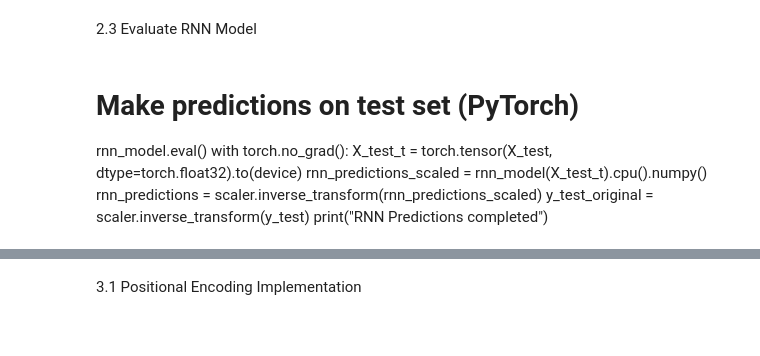
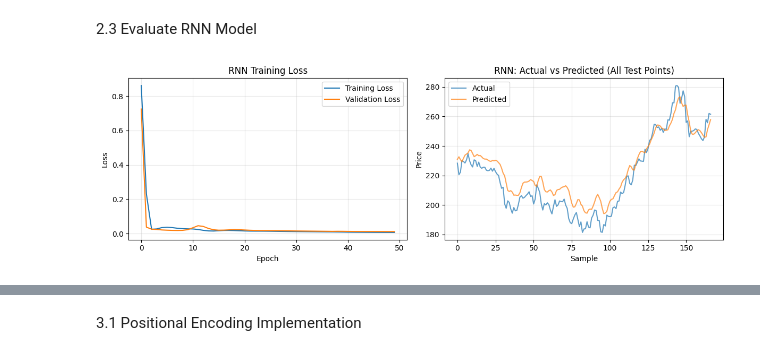
Before and after one commit to shelarskatbits/bits-mtech-assignment, a Jupyter notebook: RNN-Assignment/2025aa05387_RNN_assignment.ipynb, the cells around one changed output, grey strips where cells are left out. Saved outputs shown, nothing was run; the diff lists cells and outputs as text; code cells hidden in the pictures.

```diff
--- a/RNN-Assignment/2025aa05387_RNN_assignment.ipynb
+++ b/RNN-Assignment/2025aa05387_RNN_assignment.ipynb
@@ -291,0 +279,19 @@ test_samples = len(X_test)  # Number of test sequences
+# %%
+# Preprocess data
+data_scaled, scaler = preprocess_timeseries(raw_data)
+
+# Create sequences
+X, y = create_sequences(data_scaled, sequence_length, prediction_horizon)
+
+print(f"Sequences created:")
+print(f"X shape: {X.shape}")
+print(f"y shape: {y.shape}")
+
+# REQUIRED: Temporal train/test split (NO SHUFFLING)
+split_idx = int(len(X) * 0.9)
+X_train, X_test = X[:split_idx], X[split_idx:]
+y_train, y_test = y[:split_idx], y[split_idx:]
+
+train_test_ratio = "90/10"
+train_samples = len(X_train)  # Number of training sequences
+test_samples = len(X_test)  # Number of test sequences
@@ -463,36 +442,29 @@ print("="*70)
 # %%
 # 2.4 Visualize RNN Results
 # Plot training loss curve
 plt.figure(figsize=(12, 4))
 plt.subplot(1, 2, 1)
 plt.plot(history_rnn['loss'], label='Training Loss')
 plt.plot(history_rnn['val_loss'], label='Validation Loss')
 plt.title('RNN Training Loss')
 plt.xlabel('Epoch')
 plt.ylabel('Loss')
 plt.legend()
 plt.grid(True, alpha=0.3)
 
 # Plot actual vs predicted values
 plt.subplot(1, 2, 2)
-plt.plot(y_test_original[:100], label='Actual', alpha=0.7)
-plt.plot(rnn_predictions[:100], label='Predicted', alpha=0.7)
-plt.title('RNN: Actual vs Predicted (First 100 points)')
+plt.plot(y_test_original, label='Actual', alpha=0.7)
+plt.plot(rnn_predictions, label='Predicted', alpha=0.7)
+plt.title('RNN: Actual vs Predicted (All Test Points)')
 plt.xlabel('Sample')
 plt.ylabel('Price')
 plt.legend()
 plt.grid(True, alpha=0.3)
 plt.tight_layout()
 plt.show()
+# %% [output]
+[figure, added]
-# %% [markdown]
-# Make predictions on test set (PyTorch)
-rnn_model.eval()
-with torch.no_grad():
-    X_test_t = torch.tensor(X_test, dtype=torch.float32).to(device)
-    rnn_predictions_scaled = rnn_model(X_test_t).cpu().numpy()
-rnn_predictions = scaler.inverse_transform(rnn_predictions_scaled)
-y_test_original = scaler.inverse_transform(y_test)
-print("RNN Predictions completed")
 # %%
 def calculate_mape(y_true, y_pred):
     """Calculate Mean Absolute Percentage Error"""
```
Also changed, not shown: parts of 54 cells of this notebook.
